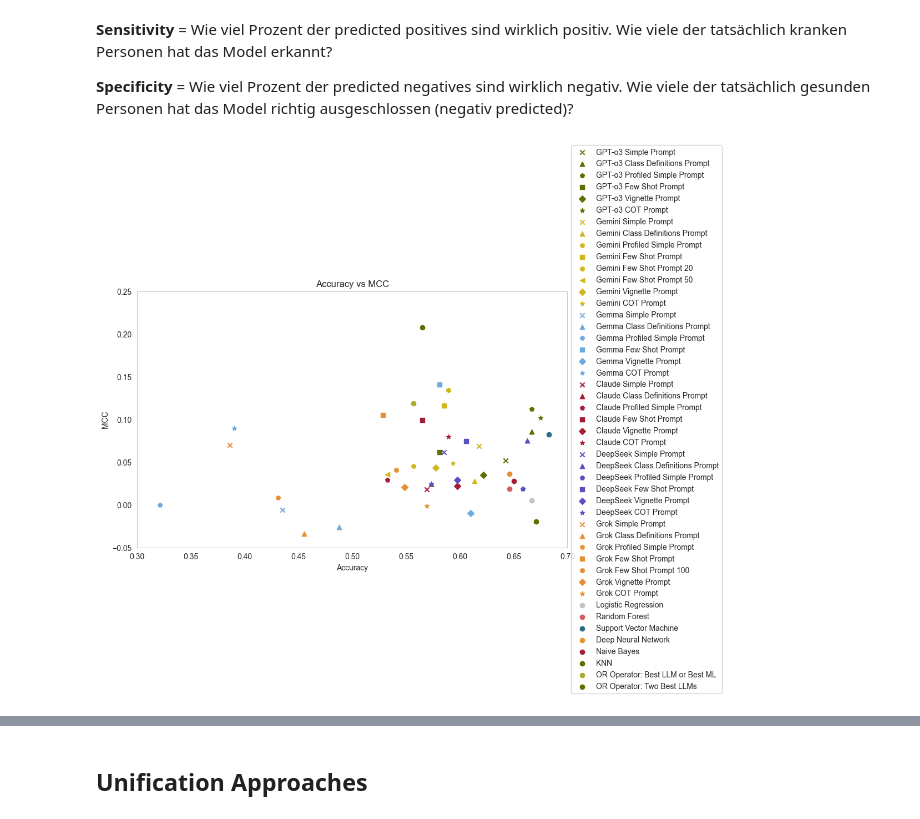
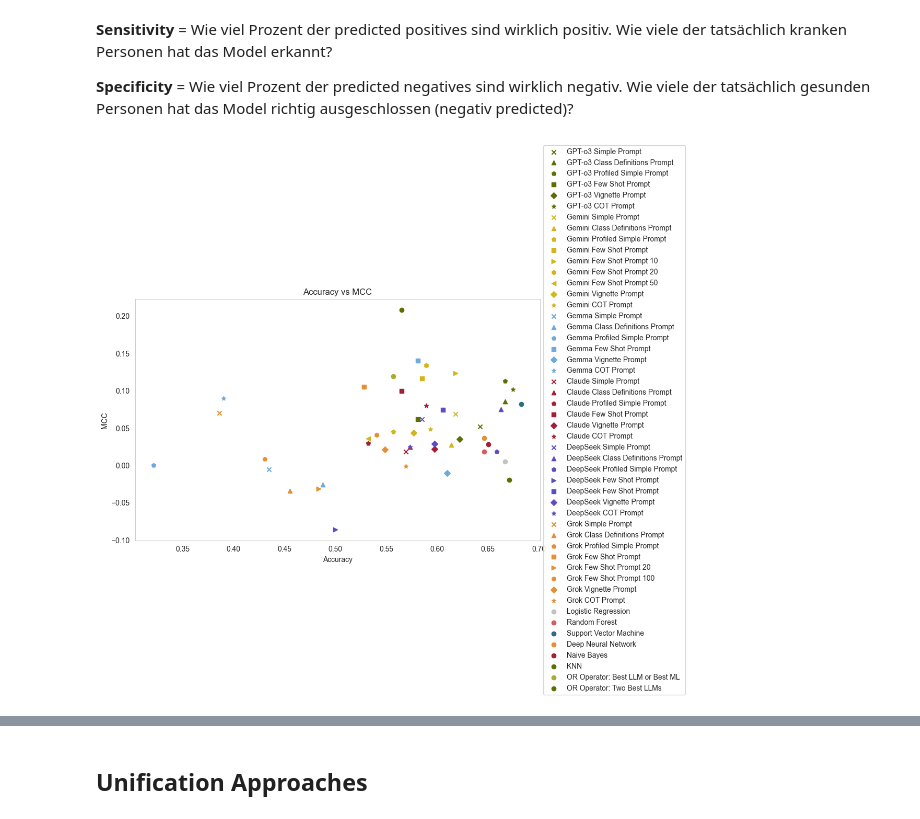
Before and after one commit to kimmizi/master_thesis, a Jupyter notebook: exp/05_Evaluation_Performance.ipynb, the cells around one changed output, grey strips where cells are left out. Saved outputs shown, nothing was run; the diff lists cells and outputs as text; code cells hidden in the pictures.

Commit message:
Running many shot prompts

```diff
--- a/exp/05_Evaluation_Performance.ipynb
+++ b/exp/05_Evaluation_Performance.ipynb
@@ -94,6 +96,7 @@ y_pred_Grok_simple_prompt = pd.read_csv("02_LLM/y_pred_LLMs/Grok/y_pred_Grok_sim
 y_pred_Grok_class_def_prompt = pd.read_csv("02_LLM/y_pred_LLMs/Grok/y_pred_Grok_class_definitions_prompt.csv", sep =",")
 y_pred_Grok_profiled_simple_prompt = pd.read_csv("02_LLM/y_pred_LLMs/Grok/y_pred_Grok_profiled_simple_prompt.csv", sep =",")
 y_pred_Grok_few_shot_prompt = pd.read_csv("02_LLM/y_pred_LLMs/Grok/y_pred_Grok_few_shot_prompt.csv", sep =",")
+y_pred_Grok_few_shot_prompt_20 = pd.read_csv("02_LLM/y_pred_LLMs/Grok/y_pred_Grok_few_shot_prompt_20.csv", sep =",")
 y_pred_Grok_few_shot_prompt_100 = pd.read_csv("02_LLM/y_pred_LLMs/Grok/y_pred_Grok_few_shot_prompt_100.csv", sep =",")
 y_pred_Grok_vignette_prompt = pd.read_csv("02_LLM/y_pred_LLMs/Grok/y_pred_Grok_vignette_prompt.csv", sep =",")
 y_pred_Grok_cot_prompt = pd.read_csv("02_LLM/y_pred_LLMs/Grok/y_pred_Grok_cot_prompt.csv", sep =",")
@@ -270,6 +204,7 @@ metrics_Gemini_simple_prompt = calculate_metrics(y_test, y_pred_Gemini_simple_pr
 metrics_Gemini_class_def_prompt = calculate_metrics(y_test, y_pred_Gemini_class_def_prompt["y_pred"])
 metrics_Gemini_profiled_simple_prompt = calculate_metrics(y_test, y_pred_Gemini_profiled_simple_prompt["y_pred"])
 metrics_Gemini_few_shot_prompt = calculate_metrics(y_test, y_pred_Gemini_few_shot_prompt["y_pred"])
+metrics_Gemini_few_shot_prompt_10 = calculate_metrics(y_test, y_pred_Gemini_few_shot_prompt_10["y_pred"])
 metrics_Gemini_few_shot_prompt_20 = calculate_metrics(y_test, y_pred_Gemini_few_shot_prompt_20["y_pred"])
 metrics_Gemini_few_shot_prompt_50 = calculate_metrics(y_test, y_pred_Gemini_few_shot_prompt_50["y_pred"])
 metrics_Gemini_few_shot_prompt_100 = calculate_metrics(y_test, y_pred_Gemini_few_shot_prompt_100["y_pred"])
@@ -293,6 +228,7 @@ metrics_Claude_4_cot_prompt = calculate_metrics(y_test, y_pred_Claude_4_cot_prom
 metrics_DeepSeek_simple_prompt = calculate_metrics(y_test, y_pred_DeepSeek_simple_prompt["y_pred"])
 metrics_DeepSeek_class_def_prompt = calculate_metrics(y_test, y_pred_DeepSeek_class_def_prompt["y_pred"])
 metrics_DeepSeek_profiled_simple_prompt = calculate_metrics(y_test, y_pred_DeepSeek_profiled_simple_prompt["y_pred"])
+metrics_DeepSeek_few_shot_prompt_20 = calculate_metrics(y_test, y_pred_DeepSeek_few_shot_prompt_20["y_pred"])
 metrics_DeepSeek_few_shot_prompt = calculate_metrics(y_test, y_pred_DeepSeek_few_shot_prompt["y_pred"])
 metrics_DeepSeek_vignette_prompt = calculate_metrics(y_test, y_pred_DeepSeek_vignette_prompt["y_pred"])
 metrics_DeepSeek_cot_prompt = calculate_metrics(y_test, y_pred_DeepSeek_cot_prompt["y_pred"])
@@ -301,6 +237,7 @@ metrics_Grok_simple_prompt = calculate_metrics(y_test, y_pred_Grok_simple_prompt
 metrics_Grok_class_def_prompt = calculate_metrics(y_test, y_pred_Grok_class_def_prompt)
 metrics_Grok_profiled_simple_prompt = calculate_metrics(y_test, y_pred_Grok_profiled_simple_prompt)
 metrics_Grok_few_shot_prompt = calculate_metrics(y_test, y_pred_Grok_few_shot_prompt)
+metrics_Grok_few_shot_prompt_20 = calculate_metrics(y_test, y_pred_Grok_few_shot_prompt_20)
 metrics_Grok_few_shot_prompt_100 = calculate_metrics(y_test, y_pred_Grok_few_shot_prompt_100)
 metrics_Grok_vignette_prompt = calculate_metrics(y_test, y_pred_Grok_vignette_prompt)
 metrics_Grok_cot_prompt = calculate_metrics(y_test, y_pred_Grok_cot_prompt["y_pred"])
@@ -432,6 +369,7 @@ plt.scatter(metrics_Gemini_simple_prompt["accuracy"], metrics_Gemini_simple_prom
 plt.scatter(metrics_Gemini_class_def_prompt["accuracy"], metrics_Gemini_class_def_prompt["mcc"], label = "Gemini Class Definitions Prompt", color = hex_colors[2], marker = "^")
 plt.scatter(metrics_Gemini_profiled_simple_prompt["accuracy"], metrics_Gemini_profiled_simple_prompt["mcc"], label = "Gemini Profiled Simple Prompt", color = hex_colors[2], marker = "p")
 plt.scatter(metrics_Gemini_few_shot_prompt["accuracy"], metrics_Gemini_few_shot_prompt["mcc"], label = "Gemini Few Shot Prompt", color = hex_colors[2], marker = "s")
+plt.scatter(metrics_Gemini_few_shot_prompt_10["accuracy"], metrics_Gemini_few_shot_prompt_10["mcc"], label = "Gemini Few Shot Prompt 10", color = hex_colors[2], marker = ">")
 plt.scatter(metrics_Gemini_few_shot_prompt_20["accuracy"], metrics_Gemini_few_shot_prompt_20["mcc"], label = "Gemini Few Shot Prompt 20", color = hex_colors[2], marker = "h")
 plt.scatter(metrics_Gemini_few_shot_prompt_50["accuracy"], metrics_Gemini_few_shot_prompt_50["mcc"], label = "Gemini Few Shot Prompt 50", color = hex_colors[2], marker = "<")
 # plt.scatter(metrics_Gemini_few_shot_prompt_100["accuracy"], metrics_Gemini_few_shot_prompt_100["mcc"], label = "Gemini Few Shot Prompt 100", color = hex_colors[2], marker = "h")
@@ -455,6 +393,7 @@ plt.scatter(metrics_Claude_4_cot_prompt["accuracy"], metrics_Claude_4_cot_prompt
 plt.scatter(metrics_DeepSeek_simple_prompt["accuracy"], metrics_DeepSeek_simple_prompt["mcc"], label = "DeepSeek Simple Prompt", color = hex_colors[13], marker = "x")
 plt.scatter(metrics_DeepSeek_class_def_prompt["accuracy"], metrics_DeepSeek_class_def_prompt["mcc"], label = "DeepSeek Class Definitions Prompt", color = hex_colors[13], marker = "^")
 plt.scatter(metrics_DeepSeek_profiled_simple_prompt["accuracy"], metrics_DeepSeek_profiled_simple_prompt["mcc"], label = "DeepSeek Profiled Simple Prompt", color = hex_colors[13], marker = "p")
+plt.scatter(metrics_DeepSeek_few_shot_prompt_20["accuracy"], metrics_DeepSeek_few_shot_prompt_20["mcc"], label = "DeepSeek Few Shot Prompt", color = hex_colors[13], marker = ">")
 plt.scatter(metrics_DeepSeek_few_shot_prompt["accuracy"], metrics_DeepSeek_few_shot_prompt["mcc"], label = "DeepSeek Few Shot Prompt", color = hex_colors[13], marker = "s")
 plt.scatter(metrics_DeepSeek_vignette_prompt["accuracy"], metrics_DeepSeek_vignette_prompt["mcc"], label = "DeepSeek Vignette Prompt", color = hex_colors[13], marker = "D")
 plt.scatter(metrics_DeepSeek_cot_prompt["accuracy"], metrics_DeepSeek_cot_prompt["mcc"], label = "DeepSeek COT Prompt", color = hex_colors[13], marker = "*")
@@ -463,6 +402,7 @@ plt.scatter(metrics_Grok_simple_prompt["accuracy"], metrics_Grok_simple_prompt["
 plt.scatter(metrics_Grok_class_def_prompt["accuracy"], metrics_Grok_class_def_prompt["mcc"], label = "Grok Class Definitions Prompt", color = hex_colors[4], marker = "^")
 plt.scatter(metrics_Grok_profiled_simple_prompt["accuracy"], metrics_Grok_profiled_simple_prompt["mcc"], label = "Grok Profiled Simple Prompt", color = hex_colors[4], marker = "p")
 plt.scatter(metrics_Grok_few_shot_prompt["accuracy"], metrics_Grok_few_shot_prompt["mcc"], label = "Grok Few Shot Prompt", color = hex_colors[4], marker = "s")
+plt.scatter(metrics_Grok_few_shot_prompt_20["accuracy"], metrics_Grok_few_shot_prompt_20["mcc"], label = "Grok Few Shot Prompt 20", color = hex_colors[4], marker = ">")
 plt.scatter(metrics_Grok_few_shot_prompt_100["accuracy"], metrics_Grok_few_shot_prompt_100["mcc"], label = "Grok Few Shot Prompt 100", color = hex_colors[4], marker = "h")
 plt.scatter(metrics_Grok_vignette_prompt["accuracy"], metrics_Grok_vignette_prompt["mcc"], label = "Grok Vignette Prompt", color = hex_colors[4], marker = "D")
 plt.scatter(metrics_Grok_cot_prompt["accuracy"], metrics_Grok_cot_prompt["mcc"], label = "Grok COT Prompt", color = hex_colors[4], marker = "*")
@@ -482,36 +422,36 @@ plt.scatter(metrics_OR_best_LLMs["accuracy"], metrics_OR_best_LLMs["mcc"], label
 # plt.scatter(metrics_pov_all_models["accuracy"], metrics_pov_all_models["mcc"], label = "POV All Models", color = "black", marker = "P")
 # plt.scatter(metrics_pov_ml_votes["accuracy"], metrics_pov_ml_votes["mcc"], label = "POV ML Votes", color = "black", marker = "X")
 # plt.scatter(metrics_pov_llm_votes["accuracy"], metrics_pov_llm_votes["mcc"], label = "POV LLM Votes", color = "black", marker = "p")
 # plt.scatter(metrics_pov_simple_votes["accuracy"], metrics_pov_simple_votes["mcc"], label = "POV Simple Votes", color = "black", marker = "x")
 # plt.scatter(metrics_pov_class_definitions_votes["accuracy"], metrics_pov_class_definitions_votes["mcc"], label = "POV Class Definitions Votes", color = "black", marker = "^")
 # plt.scatter(metrics_pov_profiled_simple_votes["accuracy"], metrics_pov_profiled_simple_votes["mcc"], label = "POV Profiled Simple Votes", color = "black", marker = "p")
 # plt.scatter(metrics_pov_few_shot_votes["accuracy"], metrics_pov_few_shot_votes["mcc"], label = "POV Few Shot Votes", color = "black", marker = "s")
 # plt.scatter(metrics_pov_vignette_votes["accuracy"], metrics_pov_vignette_votes["mcc"], label = "POV Vignette Votes", color = "black", marker = "D")
 # plt.scatter(metrics_pov_cot_votes["accuracy"], metrics_pov_cot_votes["mcc"], label = "POV COT Votes", color = "black", marker = "*")
 
 
 # plt.scatter(metrics_new_input_dnn["accuracy"], metrics_new_input_dnn["mcc"], label = "New Input DNN", color = "green", marker = "s")
 # plt.scatter(metrics_new_input_svc["accuracy"], metrics_new_input_svc["mcc"], label = "New Input SVC", color = "orange", marker = "D")
 # plt.scatter(metrics_new_input_svc_2["accuracy"], metrics_new_input_svc_2["mcc"], label = "New Input SVC All train set", color = "purple", marker = "*")
 
-plt.xlim(0.3, 0.7)
-plt.ylim(-0.05, 0.25)
+# plt.xlim(0.3, 0.7)
+# plt.ylim(-0.05, 0.25)
 
 # plt.xlim(0, 1.02)
 # plt.ylim(-1.02, 1.02)
 
 plt.xlabel("Accuracy")
 plt.ylabel("MCC")
 plt.title("Accuracy vs MCC")
 plt.legend(loc = 'center left', bbox_to_anchor = (1, 0.5))
 plt.grid()
 
 # # save as png
 # plt.savefig("../doc/figs/01_LLM_ML_performance/accuracy_mcc_LLMs.png", dpi = 300, bbox_inches = "tight")
 # plt.savefig("../doc/figs/01_LLM_ML_performance/accuracy_mcc_all_models.png", dpi = 300, bbox_inches = "tight")
 # plt.savefig("../doc/figs/01_LLM_ML_performance/accuracy_mcc_LLMs_ML_0_1.png", dpi = 300, bbox_inches = "tight")
 # %% [output]
-[figure, old version]
+[figure, new version]
 # %%
 # plot sensitivity vs specificity for all simple prompts
 plt.figure(figsize = (10, 6))
```
Also changed, not shown: parts of 12 cells of this notebook, 1 other file.
